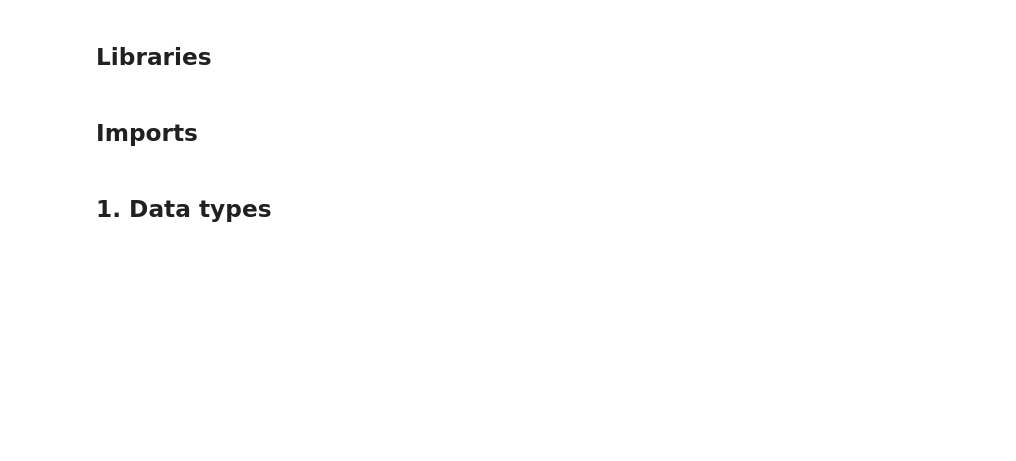
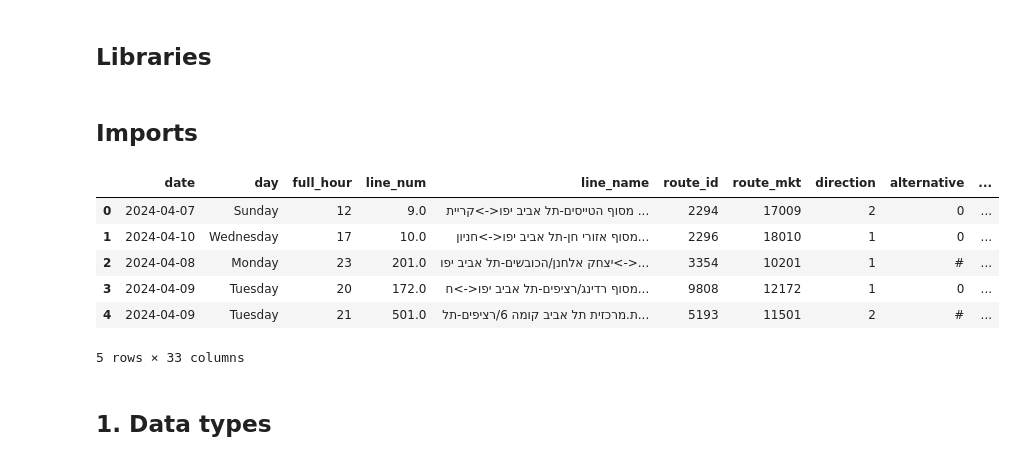
Before and after one commit to ofer-geo/public_transport_ML, a Jupyter notebook: notebooks/Data cleaning & manipulation.ipynb, the cells around one changed output. Saved outputs shown, nothing was run; the diff lists cells and outputs as text; code cells hidden in the pictures; blank space fills up the shorter version.

```diff
--- a/notebooks/Data cleaning & manipulation.ipynb
+++ b/notebooks/Data cleaning & manipulation.ipynb
@@ -14,6 +14,15 @@ from src.data_cleaning_and_manipulations import impute_by_agency_line_hour
 ## Imports
 # %%
 df = pd.read_csv(r'../data/model_datasets/train_df.csv',encoding='utf-8-sig')
+df.head()
+# %% [output]
+|  | date | day | full_hour | line_num | line_name | route_id | route_mkt | direction | alternative | ... |
+| 0 | 2024-04-07 | Sunday | 12 | 9.0 | מסוף הטייסים-תל אביב יפו<->קריית ... | 2294 | 17009 | 2 | 0 | ... |
+| 1 | 2024-04-10 | Wednesday | 17 | 10.0 | מסוף אזורי חן-תל אביב יפו<->חניון... | 2296 | 18010 | 1 | 0 | ... |
+| 2 | 2024-04-08 | Monday | 23 | 201.0 | יצחק אלחנן/הכובשים-תל אביב יפו<->... | 3354 | 10201 | 1 | # | ... |
+| 3 | 2024-04-09 | Tuesday | 20 | 172.0 | מסוף רדינג/רציפים-תל אביב יפו<->ח... | 9808 | 12172 | 1 | 0 | ... |
+| 4 | 2024-04-09 | Tuesday | 21 | 501.0 | ת.מרכזית תל אביב קומה 6/רציפים-תל... | 5193 | 11501 | 2 | # | ... |
+5 rows × 33 columns
 # %% [markdown]
 ## 1. Data types
 # %% [markdown]
```
Also changed, not shown: parts of 18 cells of this notebook, 1 other file.
